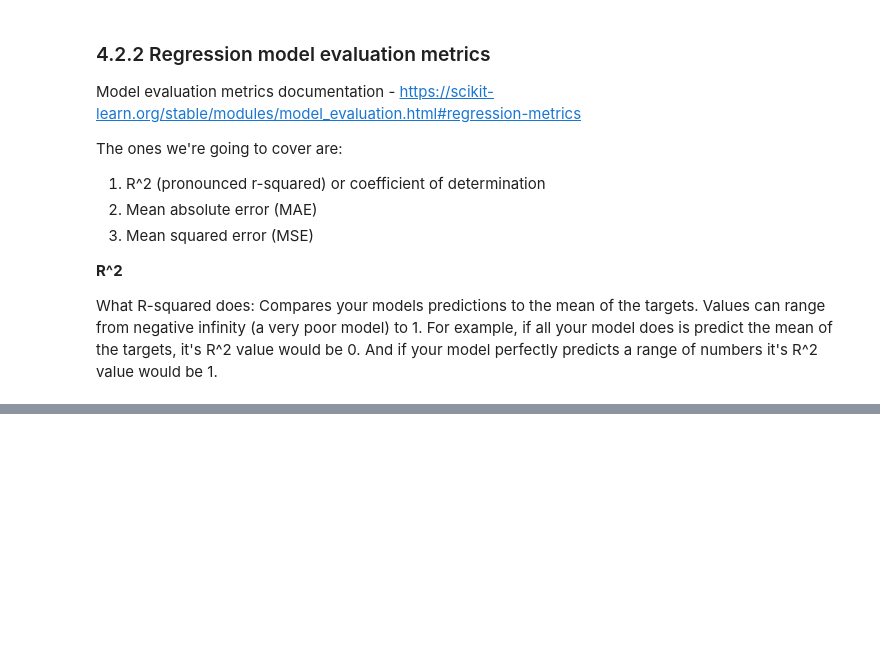
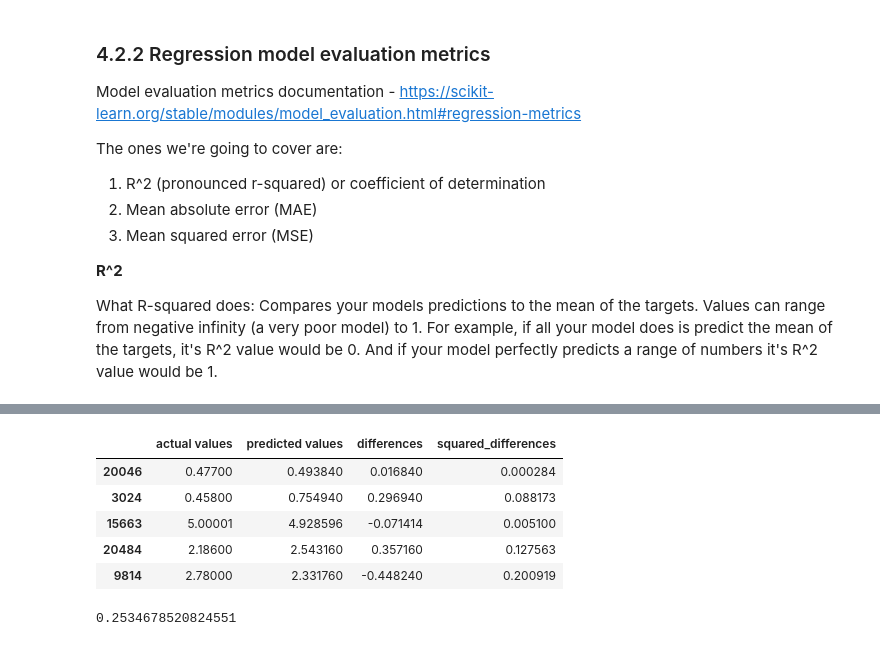
Before and after one commit to PhuongTa/ml-course, a Jupyter notebook: exercise_ds/Introduction-to-scikit-learn.ipynb, the cells around one changed output, grey strips where cells are left out. Cells and saved outputs as stored; diff of their text form; code cells hidden in the pictures; blank space fills up the shorter version.

```diff
--- a/exercise_ds/Introduction-to-scikit-learn.ipynb
+++ b/exercise_ds/Introduction-to-scikit-learn.ipynb
@@ -1492,0 +1595,16 @@ What R-squared does: Compares your models predictions to the mean of the targets
+# %%
+df["squared_differences"] = np.square(df["differences"])
+df.head()
+# %% [output]
+|  | actual values | predicted values | differences | squared_differences |
+| 20046 | 0.47700 | 0.493840 | 0.016840 | 0.000284 |
+| 3024 | 0.45800 | 0.754940 | 0.296940 | 0.088173 |
+| 15663 | 5.00001 | 4.928596 | -0.071414 | 0.005100 |
+| 20484 | 2.18600 | 2.543160 | 0.357160 | 0.127563 |
+| 9814 | 2.78000 | 2.331760 | -0.448240 | 0.200919 |
+# %%
+# Calculate MSE by hand
+squared = np.square(df["differences"])
+squared.mean()
+# %% [output]
+0.2534678520824551
```
Also changed, not shown: parts of 46 cells of this notebook.
